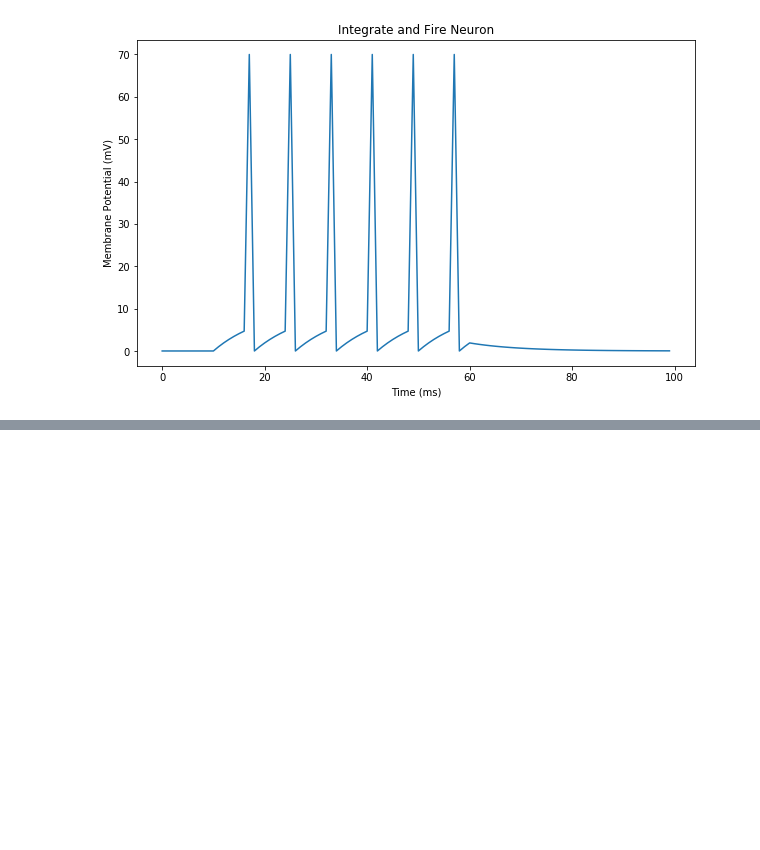
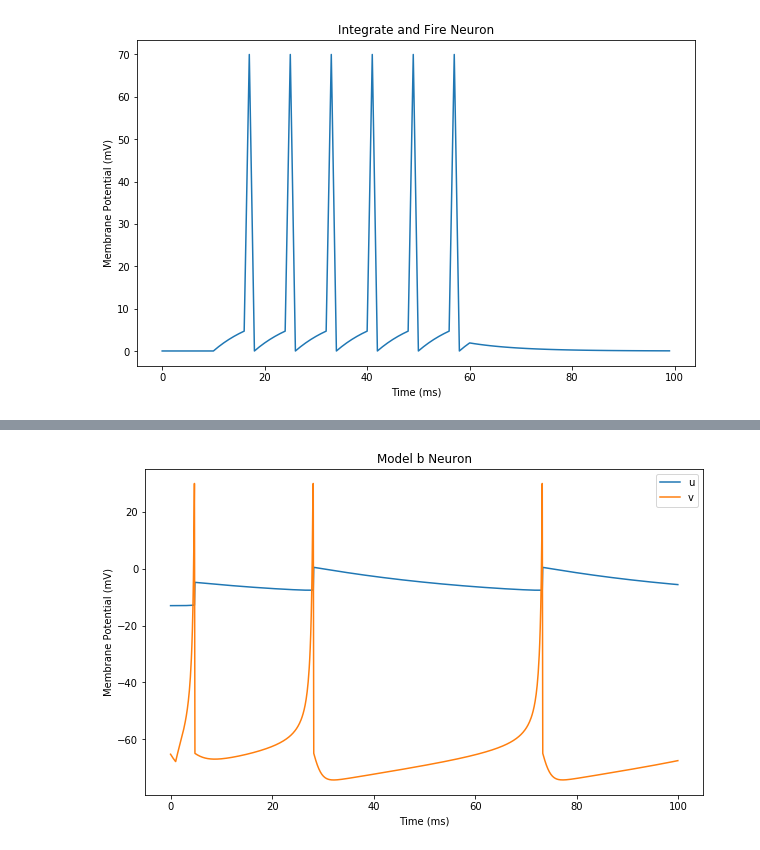
Before and after one commit to vanandrew/BME572, a Jupyter notebook: HW1/Problem2.ipynb, the cells around one changed output, grey strips where cells are left out. Drawn from its saved outputs; the diff is of its cells as text; code cells hidden in the pictures; blank space fills up the shorter version.

```diff
--- a/HW1/Problem2.ipynb
+++ b/HW1/Problem2.ipynb
@@ -202 +225,96 @@ run_sinusoidal_models(integrate_and_fire)
 [figure]
+# %%
+"""
+    Model part b
+"""
+
+class model_b:
+    """
+        A class representing the model described in part b
+    """
+    def __init__(self, cg=current_generator(), a=0.02, b=0.2, c=-65, d=8, v =-65):
+        """
+            Defined Constants/Initial values:
+            a = 0.02
+            b = 0.2
+            c = -65
+            d = 8
+            v = -65
+            u = b*v
+        """
+
+        # Assign values to object parameters
+        self.a = a
+        self.b = b
+        self.c = c
+        self.d = d
+        self.v = v
+        self.u = b*v
+
+        # Store current generator
+        self.cg = cg
+
+        # Create dict to store plot data
+        self.plot_store = {}
+        self.plot_store['u'] = []
+        self.plot_store['v'] = []
+
+        # set reset flag so we can reset voltage
+        self.reset = False
+
+        # keep track of spike counts
+        self.spike_count = 0
+
+    def new_params(self, u, v, I):
+        """
+            Calculates new parameters using Euler's method
+
+        """
+        # Calculate derivatives
+        v_prime = 0.1*(0.04*v**2 + 5*v + 140 - u + I)
+        u_prime = 0.1*(self.a*(self.b*v - u))
+
+        # Calculate new v and u
+        v_new = v + v_prime
+        u_new = u + u_prime
+
+        return u_new, v_new
+
+    def set_params(self, u, v):
+        """
+            Sets appropriate voltage compared to threshold
+        """
+        # check if voltage is >equal to 30
+        if v >= 30:
+            self.reset = True # clamp to set values on next iteration
+            self.spike_count += 1 # add to spike count
+            return self.u, 30
+        else:
+            return u, v
+
+    def step(self):
+        """
+            Runs one step of the model
+        """
+        # get the current from the generator
+        I = self.cg()
+
+        # set params to set values if flag set
+        if self.reset:
+            self.u = self.u + self.d
+            self.v = self.c
+
+            # "reset" reset flag
+            self.reset = False
+        else:
+            # calculate and set new voltage
+            self.u, self.v = self.set_params(*self.new_params(self.u, self.v, I))
+
+        # append voltage to list
+        self.plot_store['u'].append(self.u)
+        self.plot_store['v'].append(self.v)
+
+# create model b with I = 10 nA for 100 ms and run model
+run_model(model_b(cg=current_generator(I=10,It=1000,time_step=0.1)), 'Model b Neuron', iterations=1000, create_legend=True)
+# %% [output]
+[figure, added]
```
Also changed, not shown: parts of 4 cells of this notebook.
